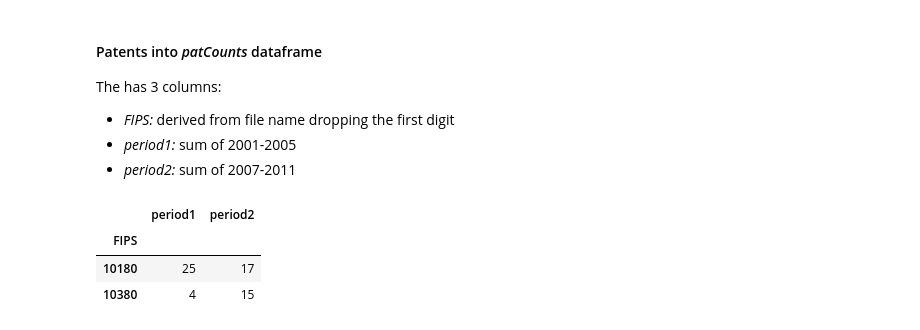
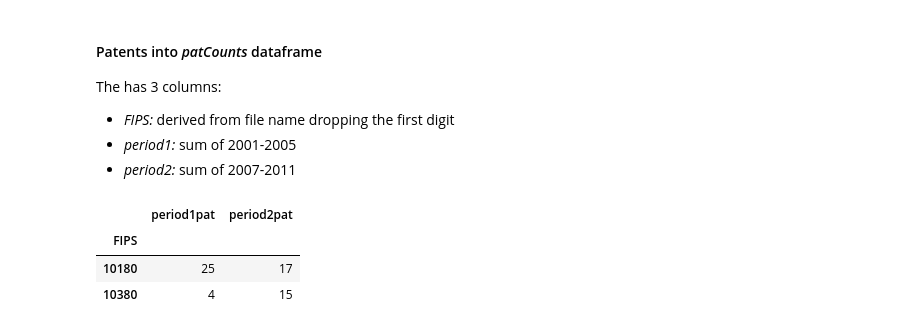
Before and after one commit to pvarsh/various-bits, a Jupyter notebook: foundations-final/final_assignment.ipynb, the cells around one changed output. Cells and saved outputs as stored; diff of their text form; code cells hidden in the pictures.

```diff
--- a/foundations-final/final_assignment.ipynb
+++ b/foundations-final/final_assignment.ipynb
@@ -62,30 +73,30 @@ The has 3 columns:
 # %%
 path = "/Users/petervarshavsky/Dropbox/_NYU/Classes/Fall 2014/5001-Foundations/final paper/data/MSA_Patents/"
 patentFiles = glob.glob(path+"*.csv")
 
 ### read sums of patents for two periods from csv files into a list
 patentCounts = []
 for fIn in patentFiles:
     FIP = fIn.split('/')[-1][1:-4]
     sumFIP_1 = 0 # first 5 years
     sumFIP_2 = 0 # second 5 years
     with open(fIn, 'r') as f:
         reader = csv.reader(f)
         headerLine = reader.next()
         #print FIP, "1st 5 years:", headerLine[3:8], "1st 5 years:", headerLine[9:14]
         for line in reader:
             sumFIP_1 += sum([int(i) for i in line[2:7]])
             sumFIP_2 += sum([int(i) for i in line[9:14]])
     patentCounts.append([FIP, sumFIP_1, sumFIP_2])
 
 ### make data frame from list, name columns, set index
 patCounts = pd.DataFrame(patentCounts)
-patCounts.columns = ["FIPS", "period1", "period2"]
+patCounts.columns = ["FIPS", "period1pat", "period2pat"]
 patCounts.index = patCounts.FIPS
 patCounts.drop('FIPS', 1, inplace = True)
 patCounts.head(2)
 # %% [output]
-|  | period1 | period2 |
+|  | period1pat | period2pat |
 | FIPS |  |  |
 | 10180 | 25 | 17 |
 | 10380 | 4 | 15 |
```
Also changed, not shown: parts of 8 cells of this notebook.
